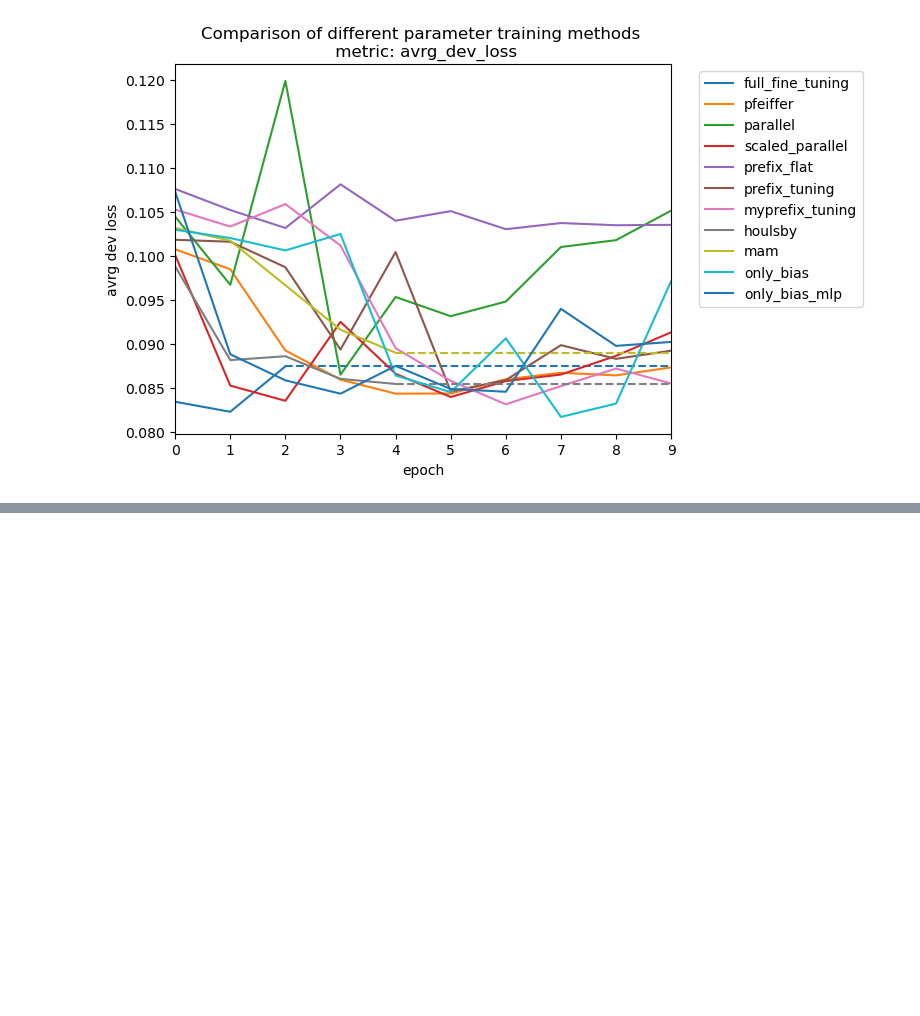
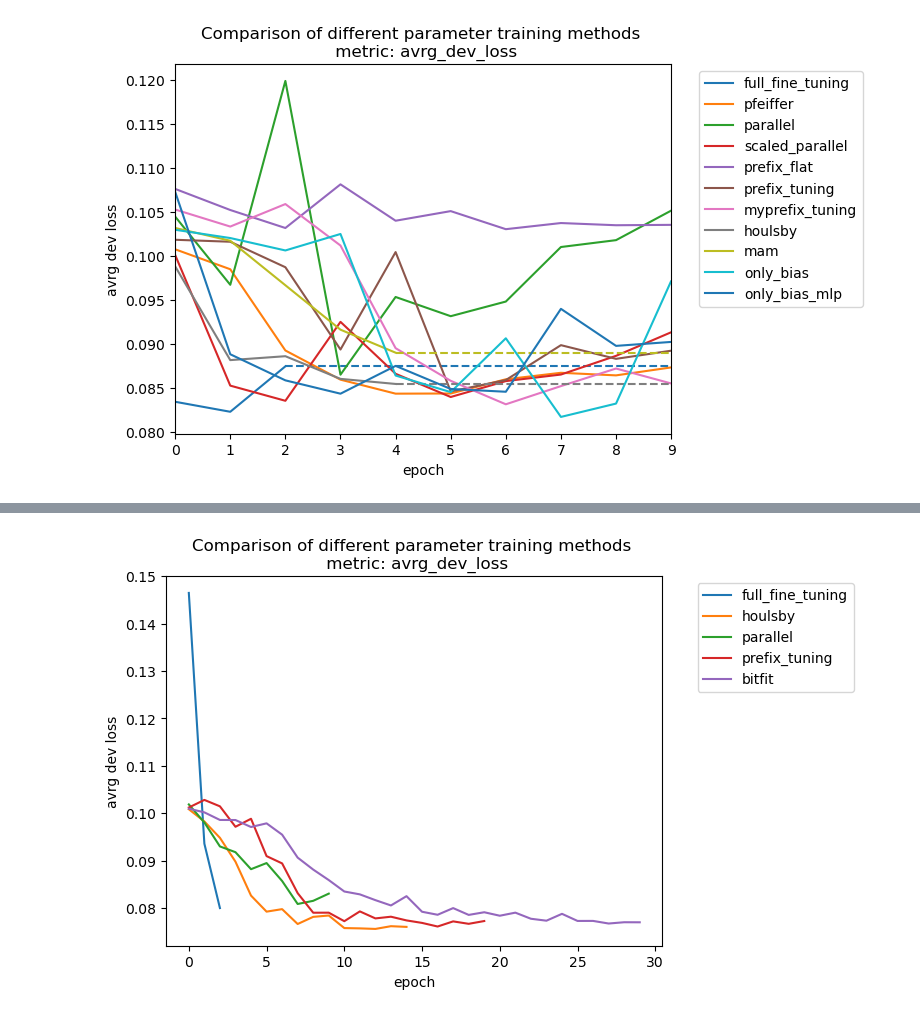
Before and after one commit to myrazma/2022_Masterthesis_Code, a Jupyter notebook: analysis/model_analysis.ipynb, the cells around one changed output, grey strips where cells are left out. Saved outputs shown, nothing was run; the diff lists cells and outputs as text; code cells hidden in the pictures; blank space fills up the shorter version.

```diff
--- a/analysis/model_analysis.ipynb
+++ b/analysis/model_analysis.ipynb
@@ -278,0 +243,42 @@ only_bias
+# %%
+full_fine_tuning = pd.read_csv('../output/history_baseline_distress_22-04-25_0835.csv')
+
+full_fine_tuning = full_fine_tuning.fillna(0)
+bitfit = pd.read_csv('../output/history_baseline_distress_22-04-25_1350.csv')
+mam = pd.read_csv('../output/history_baseline_distress_22-04-26_0656.csv')
+houlsby = pd.read_csv('../output/history_baseline_distress_22-04-26_0758.csv')
+parallel = pd.read_csv('../output/history_baseline_distress_22-04-26_0848.csv')
+#scaled_parallel = pd.read_csv('../output/history_adapters_distress_22-04-18_1155.csv')
+#mam = pd.read_csv('../output/history_adapters_distress_22-04-15_0722.csv')
+prefix_tuning = pd.read_csv('../output/history_baseline_distress_22-04-26_0935.csv')
+#myprefix_tuning = pd.read_csv('../output/history_adapters_distress_22-04-18_1217.csv')
+#prefix_flat = pd.read_csv('../output/history_adapters_distress_22-04-18_1119.csv')
+#bitfit_mlp = pd.read_csv('../output/history_baseline_distress_22-04-26_1058.csv')
+
+
+histories = [('full_fine_tuning', full_fine_tuning), ('houlsby', houlsby), ('parallel', parallel), ('prefix_tuning', prefix_tuning), ('bitfit', bitfit)]#, ('bitfit_mlp', bitfit_mlp)]
+
+histories = [(n, hist.loc[hist.fold == -1]) for n, hist in histories]
+# %%
+metric = 'avrg_dev_loss'
+def compare_pelts(metric, history):
+    for n, h in histories:
+        corr = h[metric]
+        p = plt.plot(h['epoch'], corr, label=n)
+        # if model is not trained for 10 epochs, extend it with a dotted line
+        missing_diff = max_epochs + 1 - len(corr)
+        #if missing_diff > 0:
+        #    corr_ext = [corr[-1:].item() for e in range(missing_diff + 1)]  # extension
+        #    corr_ext_y = [len(corr) - 1 + e for e in range(missing_diff + 1)]
+        #    plt.plot(corr_ext_y, corr_ext, linestyle='--', c=p[0].get_color())
+
+    #plt.xlim(0, max_epochs)
+    plt.legend(loc="upper right",bbox_to_anchor=(1.4,1))
+    plt.title(f'Comparison of different parameter training methods \n metric: {metric}')
+    plt.ylabel(metric.replace('_', ' '))
+    plt.xlabel('epoch')
+    plt.show()
+
+compare_pelts(metric, histories)
+# %% [output]
+[figure, added]
```
Also changed, not shown: parts of 9 cells of this notebook, 1 other file.
